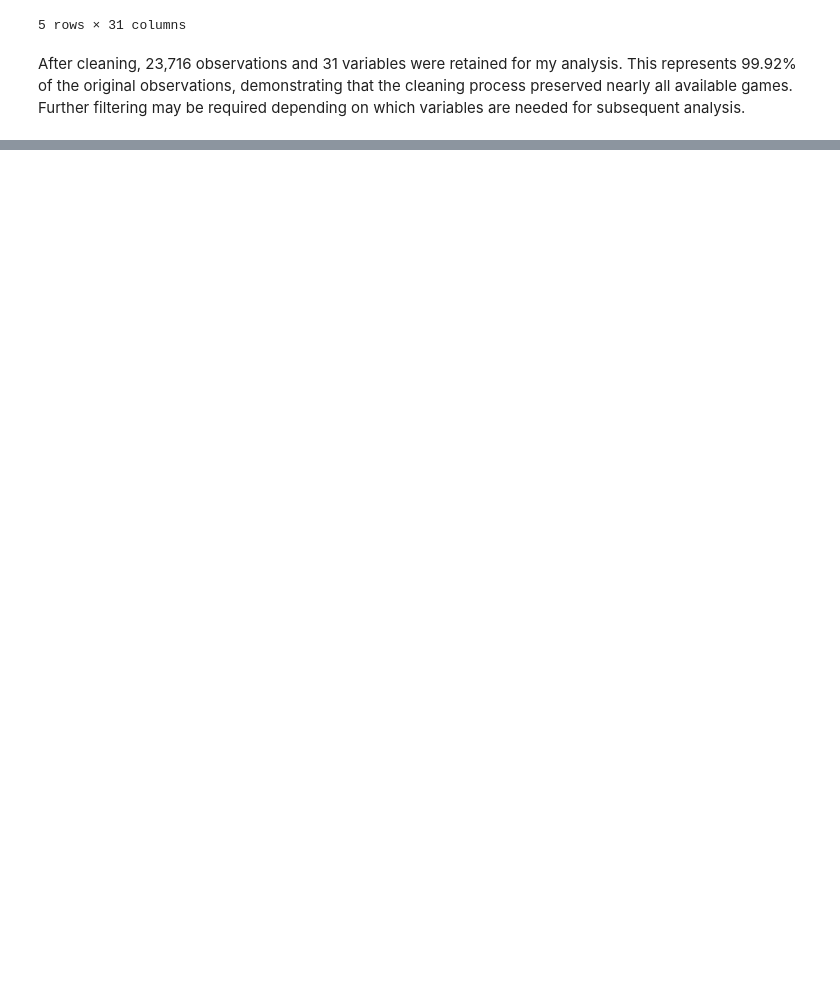
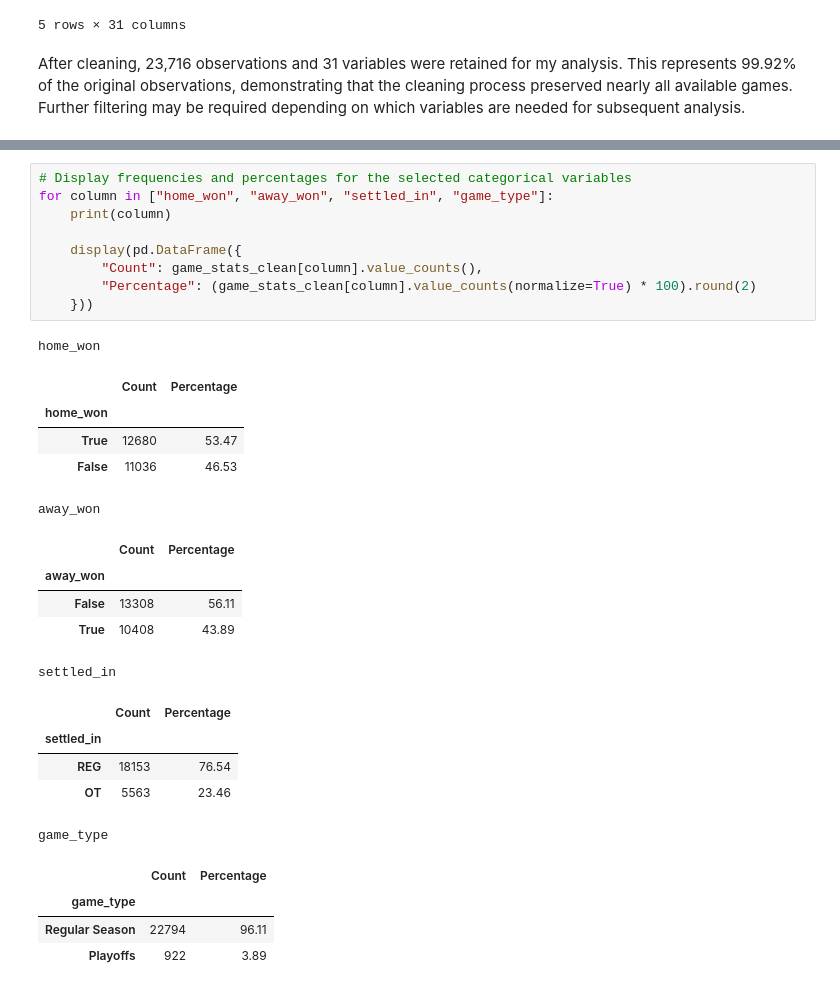
Before and after one commit to jbenigeriBU/DX602-Final-Project, a Jupyter notebook: DX602_Final_Project.ipynb, the cells around one changed output, grey strips where cells are left out. Drawn from its saved outputs; the diff is of its cells as text; blank space fills up the shorter version.

```diff
--- a/DX602_Final_Project.ipynb
+++ b/DX602_Final_Project.ipynb
@@ -771,0 +821,30 @@ After cleaning, 23,716 observations and 31 variables were retained for my analys
+# %%
+# Display frequencies and percentages for the selected categorical variables
+for column in ["home_won", "away_won", "settled_in", "game_type"]:
+    print(column)
+
+    display(pd.DataFrame({
+        "Count": game_stats_clean[column].value_counts(),
+        "Percentage": (game_stats_clean[column].value_counts(normalize=True) * 100).round(2)
+    }))
+# %% [output]
+home_won
+|  | Count | Percentage |
+| home_won |  |  |
+| True | 12680 | 53.47 |
+| False | 11036 | 46.53 |
+away_won
+|  | Count | Percentage |
+| away_won |  |  |
+| False | 13308 | 56.11 |
+| True | 10408 | 43.89 |
+settled_in
+|  | Count | Percentage |
+| settled_in |  |  |
+| REG | 18153 | 76.54 |
+| OT | 5563 | 23.46 |
+game_type
+|  | Count | Percentage |
+| game_type |  |  |
+| Regular Season | 22794 | 96.11 |
+| Playoffs | 922 | 3.89 |
```
Also changed, not shown: parts of 11 cells of this notebook.
